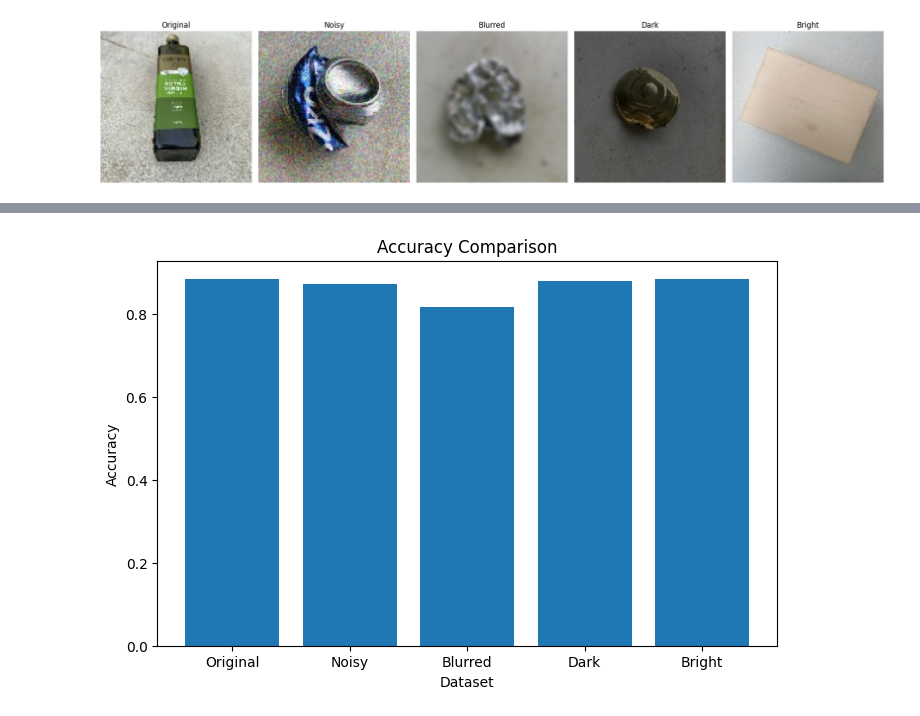
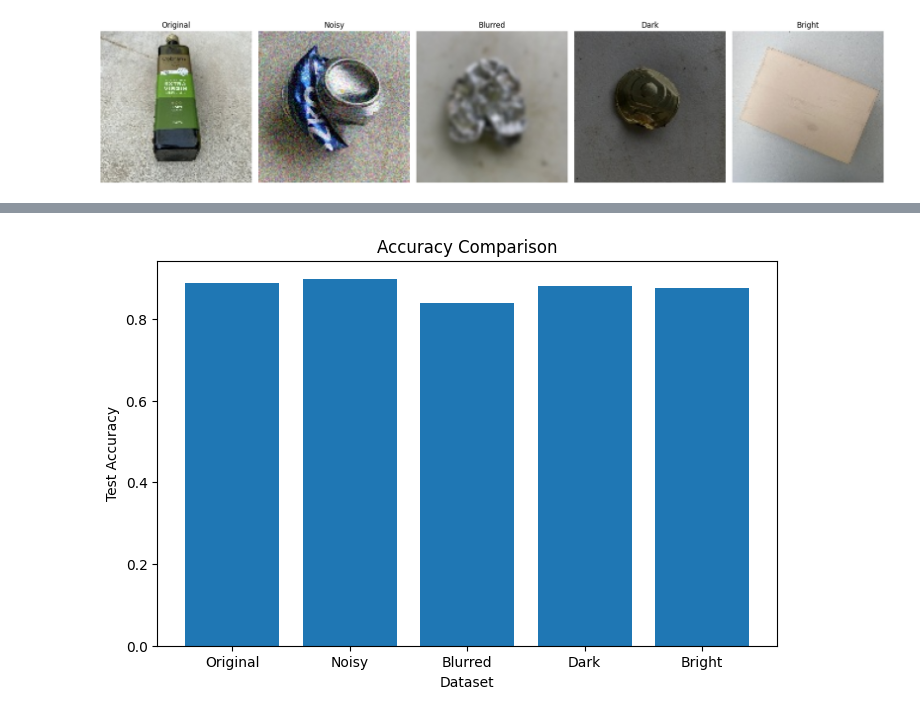
Before and after one commit to Uday-SR/Computer-Vision2, a Jupyter notebook: Impact_of_Image_Quality_on_Machine_Learning_Based_Object_Classification.ipynb, the cells around one changed output, grey strips where cells are left out. Cells and saved outputs as stored; diff of their text form; code cells hidden in the pictures.

```diff
--- a/Impact_of_Image_Quality_on_Machine_Learning_Based_Object_Classification.ipynb
+++ b/Impact_of_Image_Quality_on_Machine_Learning_Based_Object_Classification.ipynb
@@ -360,19 +474,23 @@ Bright (2061, 4)
 
 final_features = {}
 
-for dataset_name in output_dirs.keys():
+for dataset_name in final_dirs.keys():
 
-    X_color = all_features[dataset_name]["X"]
-    X_edge = edge_features[dataset_name]["X"]
-    X_texture = texture_features[dataset_name]["X"]
+    final_features[dataset_name] = {}
 
-    X_final = np.hstack((X_color, X_edge, X_texture))
+    for split in ["train", "validation", "test"]:
 
-    final_features[dataset_name] = {
-        "X": X_final,
-        "y": all_features[dataset_name]["y"],
-        "paths": all_features[dataset_name]["paths"]
-    }
+        X_color = all_features[dataset_name][split]["X"]
+        X_edge = edge_features[dataset_name][split]["X"]
+        X_texture = texture_features[dataset_name][split]["X"]
 
-    print(dataset_name, X_final.shape)
+        X_final = np.hstack((X_color, X_edge, X_texture))
+
+        final_features[dataset_name][split] = {
+            "X": X_final,
+            "y": all_features[dataset_name][split]["y"],
+            "paths": all_features[dataset_name][split]["paths"]
+        }
+
+        print(dataset_name, split, X_final.shape)
 # %% [output]
@@ -445,7 +605,9 @@ Bright Done
 
 performance = pd.DataFrame({
     "Image Condition": results.keys(),
-    "Accuracy": [results[d]["Accuracy"] for d in results],
+    "Train Accuracy": [results[d]["Train Accuracy"] for d in results],
+    "Test Accuracy": [results[d]["Test Accuracy"] for d in results],
+    "Validation Accuracy": [results[d]["Validation Accuracy"] for d in results],
     "Precision": [results[d]["Precision"] for d in results],
     "Recall": [results[d]["Recall"] for d in results],
     "F1-Score": [results[d]["F1"] for d in results]
@@ -496,20 +663,22 @@ drop_df
 # %%
 # Accuracy comparison bar chart
+
+# For test only
 
 plt.figure(figsize=(8,5))
 
 plt.bar(
     performance["Image Condition"],
-    performance["Accuracy"]
+    performance["Test Accuracy"]
 )
 
 plt.title("Accuracy Comparison")
 plt.xlabel("Dataset")
-plt.ylabel("Accuracy")
+plt.ylabel("Test Accuracy")
 
 plt.show()
 # %% [output]
-[figure, old version]
+[figure, new version]
 # %%
 # Accuracy drop plot
 
```
Also changed, not shown: parts of 16 cells of this notebook.
